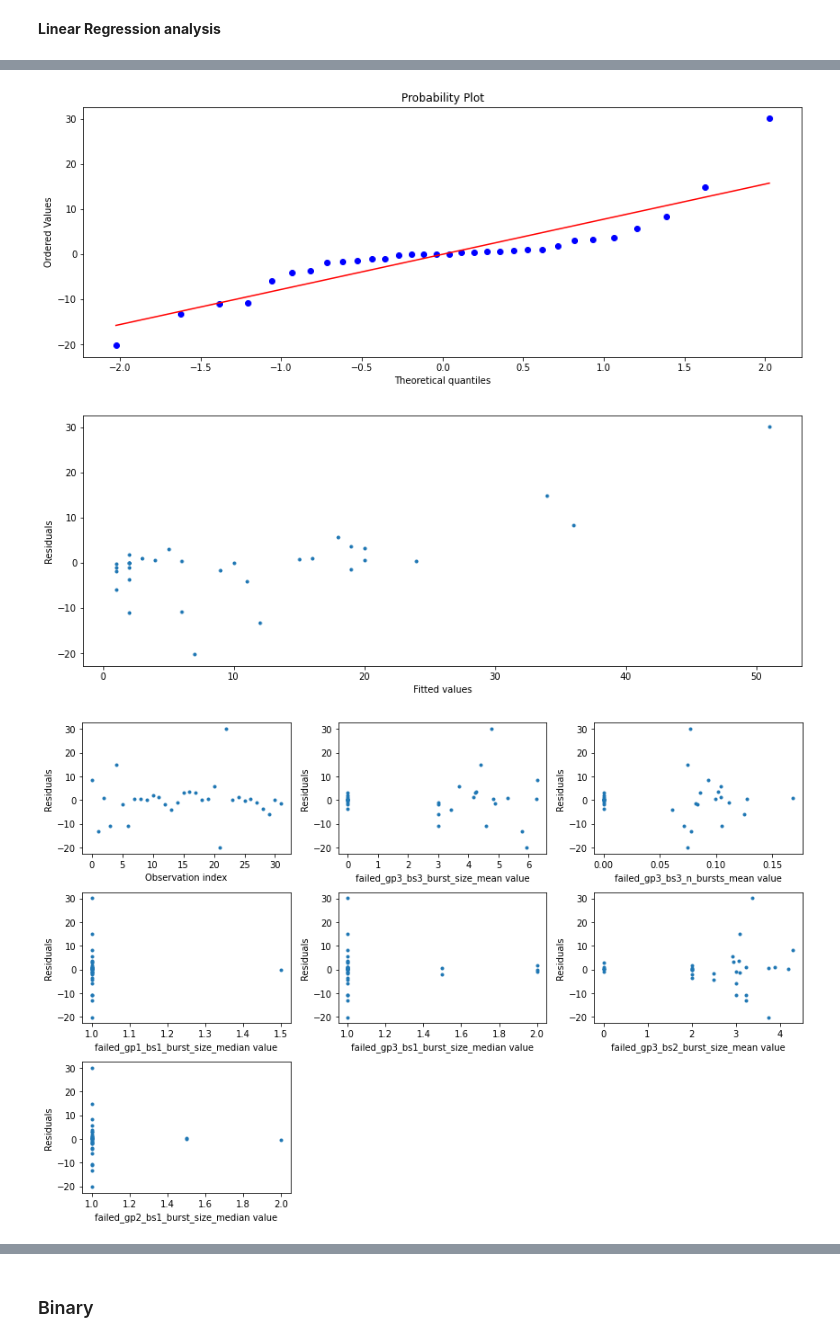
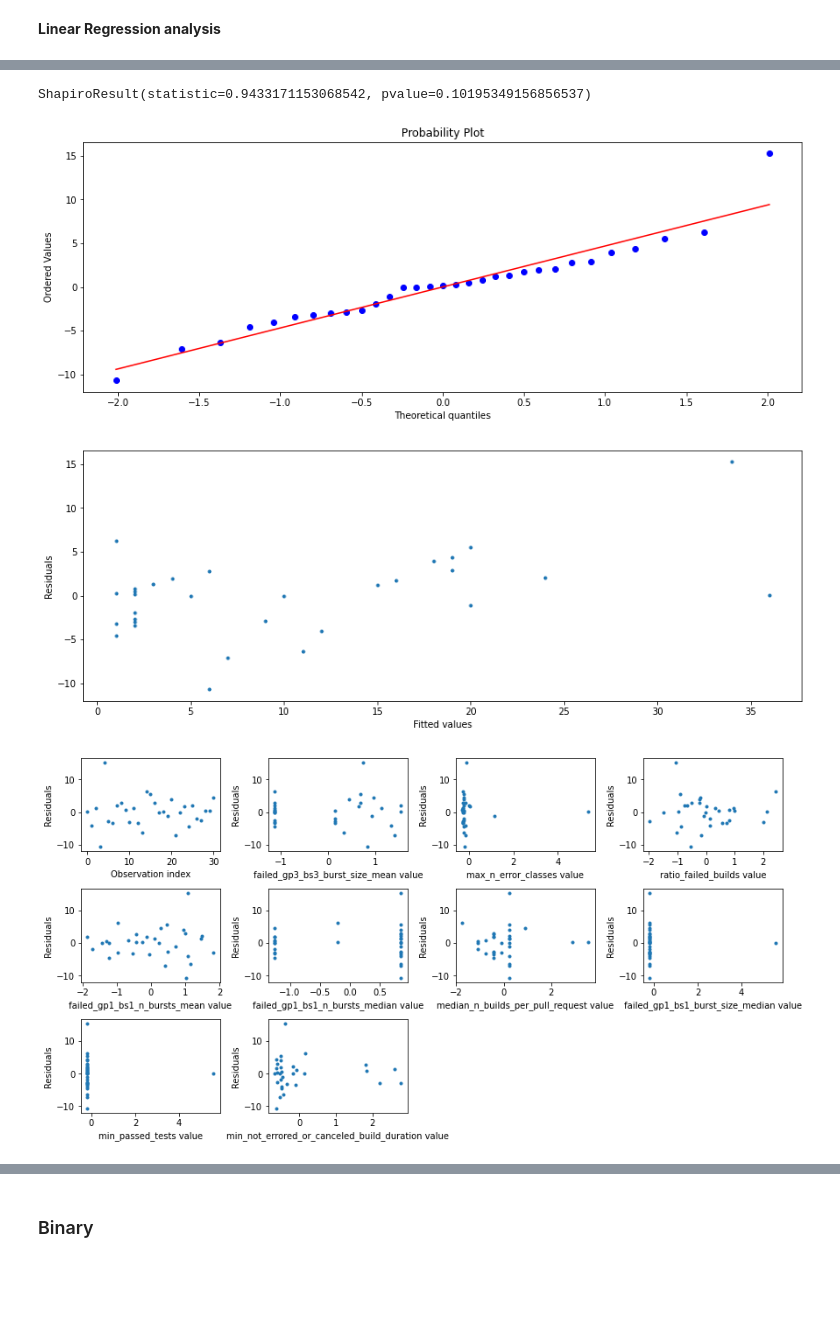
Before and after one commit to IncioMan/Continuous-Integration-metrics-for-post-release-bugs-prediction, a Jupyter notebook: notebooks/analysis/maven_machine_learning.ipynb, the cells around one changed output, grey strips where cells are left out. Cells and saved outputs as stored; diff of their text form; code cells hidden in the pictures; blank space fills up the shorter version.

Commit message:
ML no outlier + DT feature selection canceled log parsing analysis

```diff
--- a/notebooks/analysis/maven_machine_learning.ipynb
+++ b/notebooks/analysis/maven_machine_learning.ipynb
@@ -787,0 +843,16 @@ def forward_feature_selection(model, X, y, cv=5, scoring="r2"):
+# %%
+for method in methods:
+    y_train = methods_dep_var[method].post_release_bugs[regression_mask]
+    method_y_train[method] = y_train[y_train < 50]
+    method_x_train[method] = method_x_train[method][y_train < 50]
+# %%
+method_dt_regr_features = {}
+method_dt_regr_feature_performance = {}
+for method in methods:
+    features, score, feature_performance = forward_feature_selection(DecisionTreeRegressor(), method_x_train[method],\
+                                           method_y_train[method], cv=cross_validation_strategy, scoring="r2")
+    print("-"*20)
+    print(method, features, score)
+    print("-"*20)
+    method_dt_regr_features[method] = features
+    method_dt_regr_feature_performance[method] = feature_performance
@@ -797,10 +875,11 @@ model = DecisionTreeRegressor()
 method_dt_r2 = {}
 method_dt_neg_mean_error = {}
 for method in methods:
+    x = method_x_train[method][method_dt_regr_features[method]]
     method_dt_r2[method] = \
-            two_layer_cross_validate(model, params_grid, method_x_train[method], method_y_train[method], 5, 4, "r2")
+            two_layer_cross_validate(model, params_grid, x, method_y_train[method], 5, 4, "r2")
     method_dt_neg_mean_error[method] = \
-        two_layer_cross_validate(model, params_grid, method_x_train[method], method_y_train[method], 5, 4, "neg_mean_absolute_error")
+        two_layer_cross_validate(model, params_grid, x, method_y_train[method], 5, 4, "neg_mean_absolute_error")
 # %%
 for method in methods:
     print("R2","-"*40)
@@ -1014,8 +1093,8 @@ plt.savefig(f"{figure_folder}/machine_learning_results/{mask_name}/regression_r2
 **Linear Regression analysis**
 # %%
 method = methods[0]
-x = methods_indep_var[method][method_lin_regr_features[method]]
-y = methods_dep_var[method].post_release_bugs
+x = method_x_train[method][method_lin_regr_features[method]]
+y = method_y_train[method]
 x_train, x_test, y_train, y_test = train_test_split(x, y, test_size=0.33, shuffle=True, random_state=42)
 model = LinearRegression().fit(x,y)
 # %%
@@ -1038,9 +1120,13 @@ residuals.plot(kind="hist")
+# %%
+shapiro(residuals)
+# %% [output]
+ShapiroResult(statistic=0.9433171153068542, pvalue=0.10195349156856537)
 # %%
 plt.figure()
 stats.probplot(residuals, dist="norm", plot=plt)
 plt.savefig(f"{figure_folder}/machine_learning_results/{mask_name}/qqplot_residuals.png", transparent=True, bbox_inches='tight', pad_inches=0.2)
 # %% [output]
-[figure, old version]
+[figure, new version]
 # %%
 plt.figure()
 plt.plot(y,residuals,'.')
@@ -1048,29 +1134,29 @@ plt.xlabel("Fitted values")
 plt.ylabel("Residuals")
 plt.savefig(f"{figure_folder}/machine_learning_results/{mask_name}/fitted_vs_predicted_residuals.png", transparent=True, bbox_inches='tight', pad_inches=0.2)
 # %% [output]
-[figure, old version]
+[figure, new version]
 # %%
 fig = plt.figure(figsize=(12,8))
 i = 1
-fig.add_subplot(3, 3, i)
+fig.add_subplot(4, 4, i)
 plt.plot(residuals.values,'.')
 #plt.title("Residuals against index")
 plt.ylabel("Residuals")
 plt.xlabel("Observation index")
 plt.subplots_adjust(wspace=0.4)
 
 for col in method_lin_regr_features[method]:
-    fig.add_subplot(3, 3, i+1)
+    fig.add_subplot(4, 4, i+1)
     i+=1
     plt.plot(x[col],residuals,'.')
     #plt.title("Residuals against " +str(col))
     plt.ylabel("Residuals")
     plt.xlabel(str(col)+" value")
     plt.subplots_adjust(wspace=0.4)
     plt.tight_layout()
 plt.savefig(f"{figure_folder}/machine_learning_results/{mask_name}/indep_residuals.png", transparent=True, bbox_inches='tight', pad_inches=0.2)
 # %% [output]
-[figure, old version]
+[figure, new version]
 # %%
 model.intercept_
 # %% [output]
```
Also changed, not shown: parts of 45 cells of this notebook, 16 other files.
